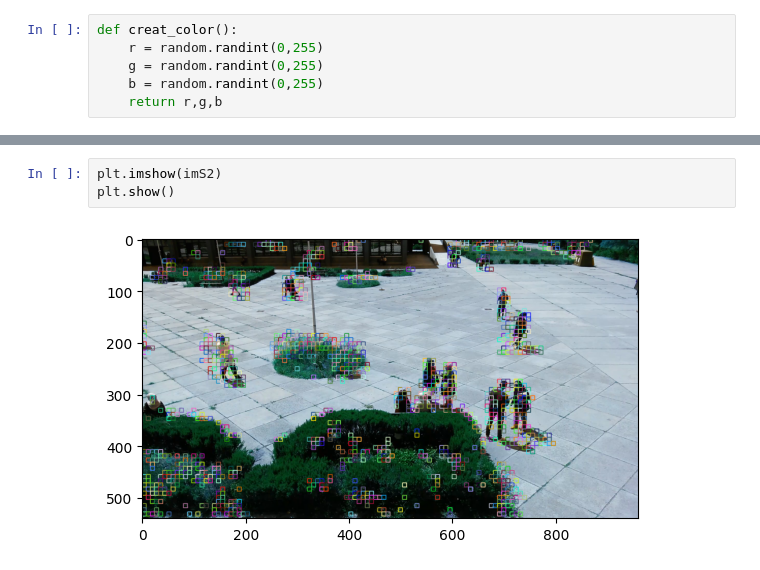
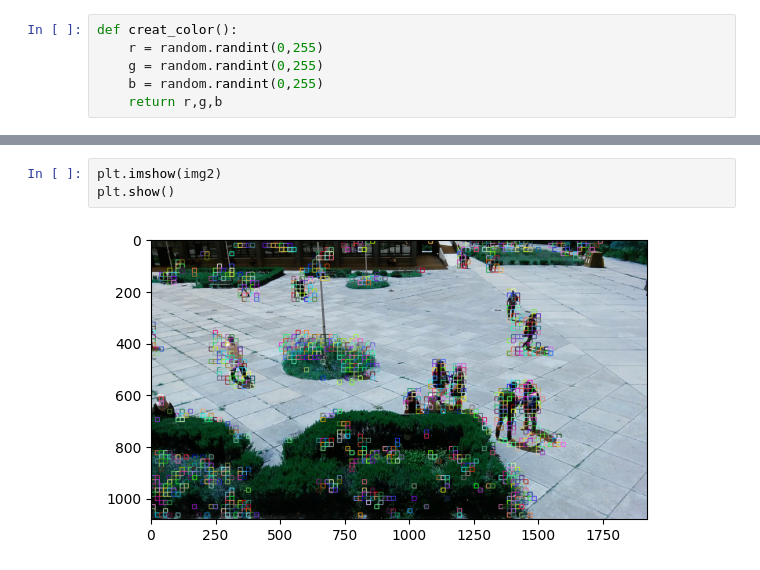
Before and after one commit to SARAH-HADDAD/Projet-Multimedia, a Jupyter notebook: projet.ipynb, the cells around one changed output, grey strips where cells are left out. Drawn from its saved outputs; the diff is of its cells as text.

```diff
--- a/projet.ipynb
+++ b/projet.ipynb
@@ -85,5 +77,5 @@ plt.show()
 # %%
-plt.imshow(imS2)
+plt.imshow(img2)
 plt.show()
 # %% [output]
-[figure, old version]
+[figure, new version]
```
Also changed, not shown: parts of 5 cells of this notebook.
